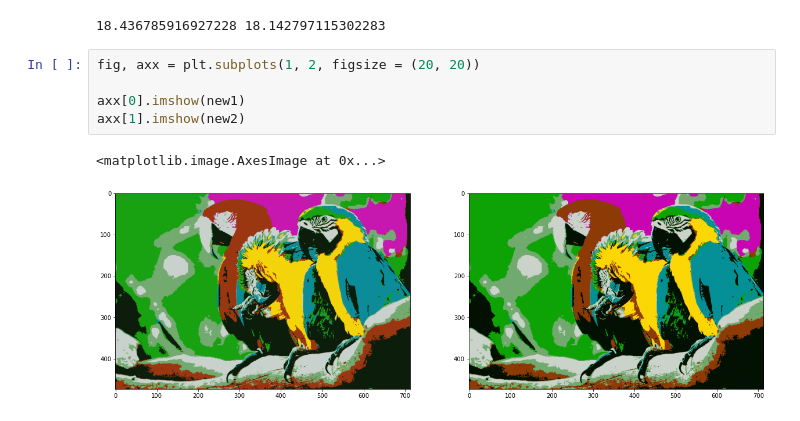
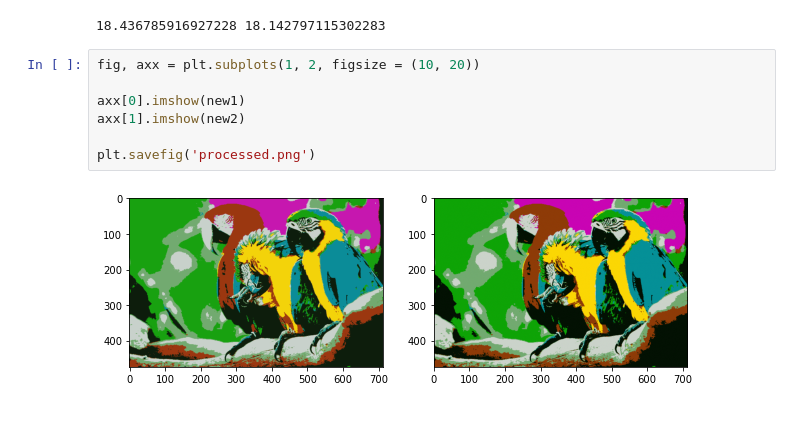
Before and after one commit to Sonia-gu/ml-0, a Jupyter notebook: tsak12(parots)/k_means.ipynb, the cells around one changed output. Drawn from its saved outputs; the diff is of its cells as text.

```diff
--- a/tsak12(parots)/k_means.ipynb
+++ b/tsak12(parots)/k_means.ipynb
@@ -61,10 +63,11 @@ print(PSNR(img, new1), PSNR(img, new2))
 # %% [output]
 18.436785916927228 18.142797115302283
 # %%
-fig, axx = plt.subplots(1, 2, figsize = (20, 20))
+fig, axx = plt.subplots(1, 2, figsize = (10, 20))
 
 axx[0].imshow(new1)
 axx[1].imshow(new2)
+
+plt.savefig('processed.png')
 # %% [output]
-<matplotlib.image.AxesImage at 0x...>
-[figure, old version]
+[figure, new version]
```
Also changed, not shown: parts of 4 cells of this notebook.
